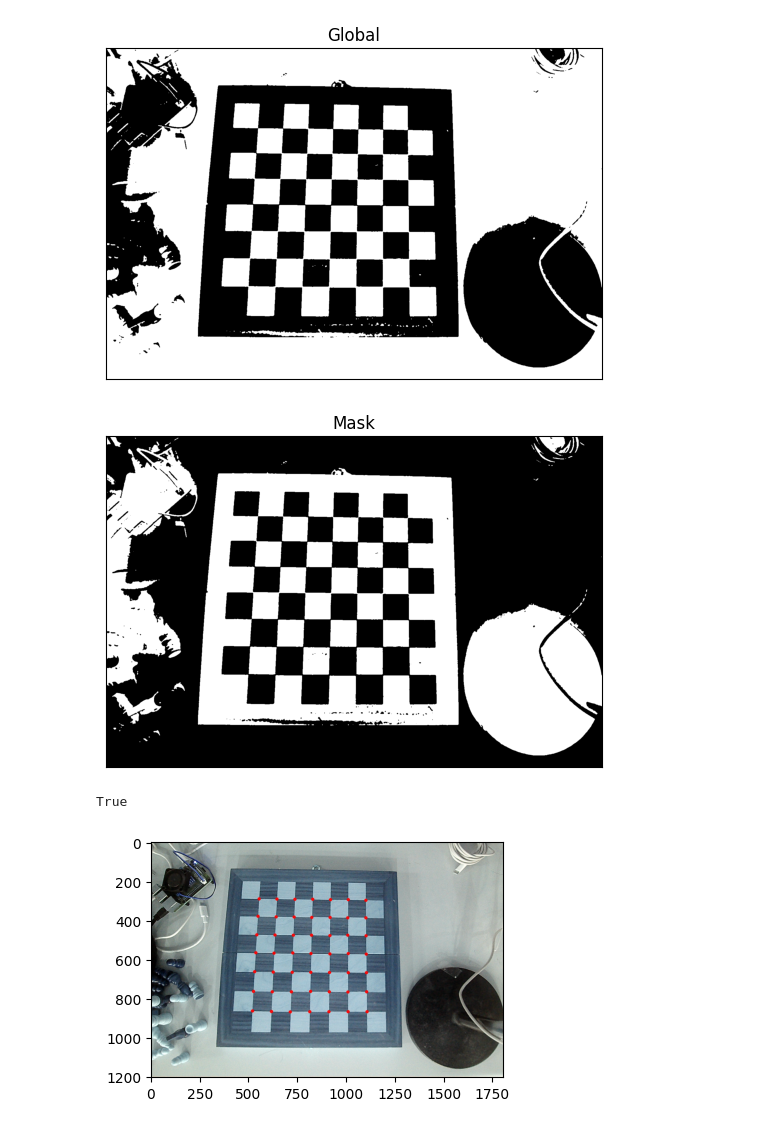
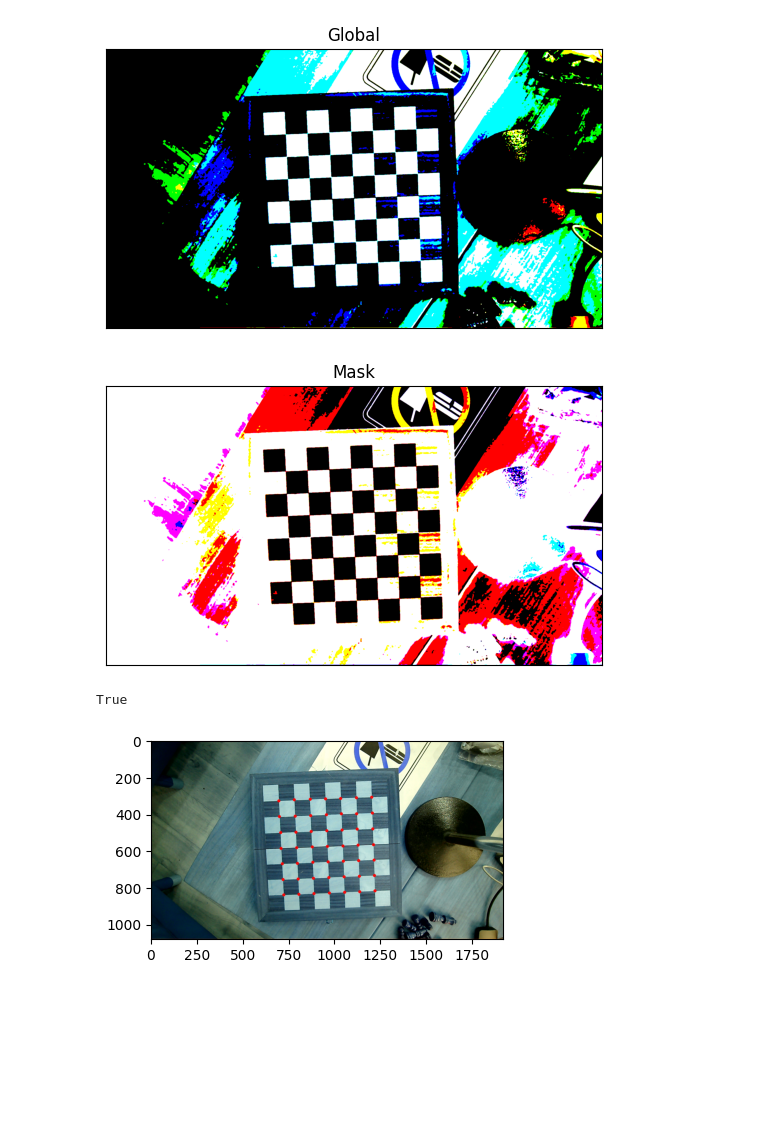
Before and after one commit to ArnavVarshney/chess-bot, a Jupyter notebook: tileScan.ipynb, the cells around one changed output. Drawn from its saved outputs; the diff is of its cells as text; code cells hidden in the pictures; blank space fills up the shorter version.

```diff
--- a/tileScan.ipynb
+++ b/tileScan.ipynb
@@ -5,3 +5,5 @@ import glob
 import matplotlib.pyplot as plt
 from PIL import Image
 import math
+# %%
+cap = cv.VideoCapture(-1)
@@ -8,10 +17,8 @@ import math
 # %%
-img = cv.imread("../testBoardImages/empty_test3.jpg")
-plt.imshow(img)
+#img = cv.imread("../testBoardImages/empty_test3.jpg")
+_,image = cap.read()
+plt.imshow(image)
 # (thresh, img) = cv2.threshold(img, 128, 255, cv2.THRESH_BINARY | cv2.THRESH_OTSU)
-lwr = np.array([0, 0, 143])
-upr = np.array([179, 61, 252])
-hsv = cv.cvtColor(img, cv.COLOR_BGR2HSV)
 # msk = cv2.inRange(hsv, lwr, upr)
 # plt.imshow(hsv)
 # %% [output]
@@ -19,28 +27,28 @@ hsv = cv.cvtColor(img, cv.COLOR_BGR2HSV)
 # %%
-temp = cv.imread('../testBoardImages/empty2.jpg')
-image = cv.imread('../testBoardImages/empty2.jpg', cv.IMREAD_GRAYSCALE)
+# temp = cv.imread('../testBoardImages/empty2.jpg')
+# image = cv.imread('../testBoardImages/empty2.jpg', cv.IMREAD_GRAYSCALE)
 img = image.copy()
 assert img is not None, "file could not be read, check with os.path.exists()"
 img = cv.medianBlur(img,5)
 
 ret,th1 = cv.threshold(img,127,255,cv.THRESH_BINARY)
-th2 = cv.adaptiveThreshold(img,255,cv.ADAPTIVE_THRESH_MEAN_C,\
- cv.THRESH_BINARY,11,2)
-th3 = cv.adaptiveThreshold(img,255,cv.ADAPTIVE_THRESH_GAUSSIAN_C,\
- cv.THRESH_BINARY,11,2)
+# th2 = cv.adaptiveThreshold(img,255,cv.ADAPTIVE_THRESH_MEAN_C,\
+#  cv.THRESH_BINARY,11,2)
+# th3 = cv.adaptiveThreshold(img,255,cv.ADAPTIVE_THRESH_GAUSSIAN_C,\
+#  cv.THRESH_BINARY,11,2)
 
 titles = ['Original Image', 'Global Thresholding (v = 127)',
  'Adaptive Mean Thresholding', 'Adaptive Gaussian Thresholding']
-images = [img, th1, th2, th3]
+# images = [img, th1, th2, th3]
 
 i=1
 plt.imshow(th1,'gray')
 plt.title("Global")
 plt.xticks([]),plt.yticks([])
 plt.show()
 # plt.imshow(th1)
 # %% [output]
-[figure, old version]
+[figure, new version]
 # %%
 krn = cv.getStructuringElement(cv.MORPH_RECT, (50, 30))
 dlt = cv.dilate(th1, krn, iterations=5)
@@ -50,7 +58,7 @@ plt.title("Mask")
 plt.xticks([]),plt.yticks([])
 plt.show()
 # %% [output]
-[figure, old version]
+[figure, new version]
 # %%
 res = np.uint8(res)
 ret, corners = cv.findChessboardCorners(res, (7, 7),
@@ -58,6 +66,7 @@ ret, corners = cv.findChessboardCorners(res, (7, 7),
                                                cv.CALIB_CB_FAST_CHECK +
                                                cv.CALIB_CB_NORMALIZE_IMAGE)
 print(ret)
+temp = image.copy()
 if ret:
 #     print(corners)
     # fnl = cv.drawChessboardCorners(img, (7, 7), corners, ret)
@@ -73,4 +82,4 @@ plt.imshow(temp)
 plt.show()
 # %% [output]
 True
-[figure, old version]
+[figure, new version]
```
Also changed, not shown: parts of 13 cells of this notebook, 1 other file.
